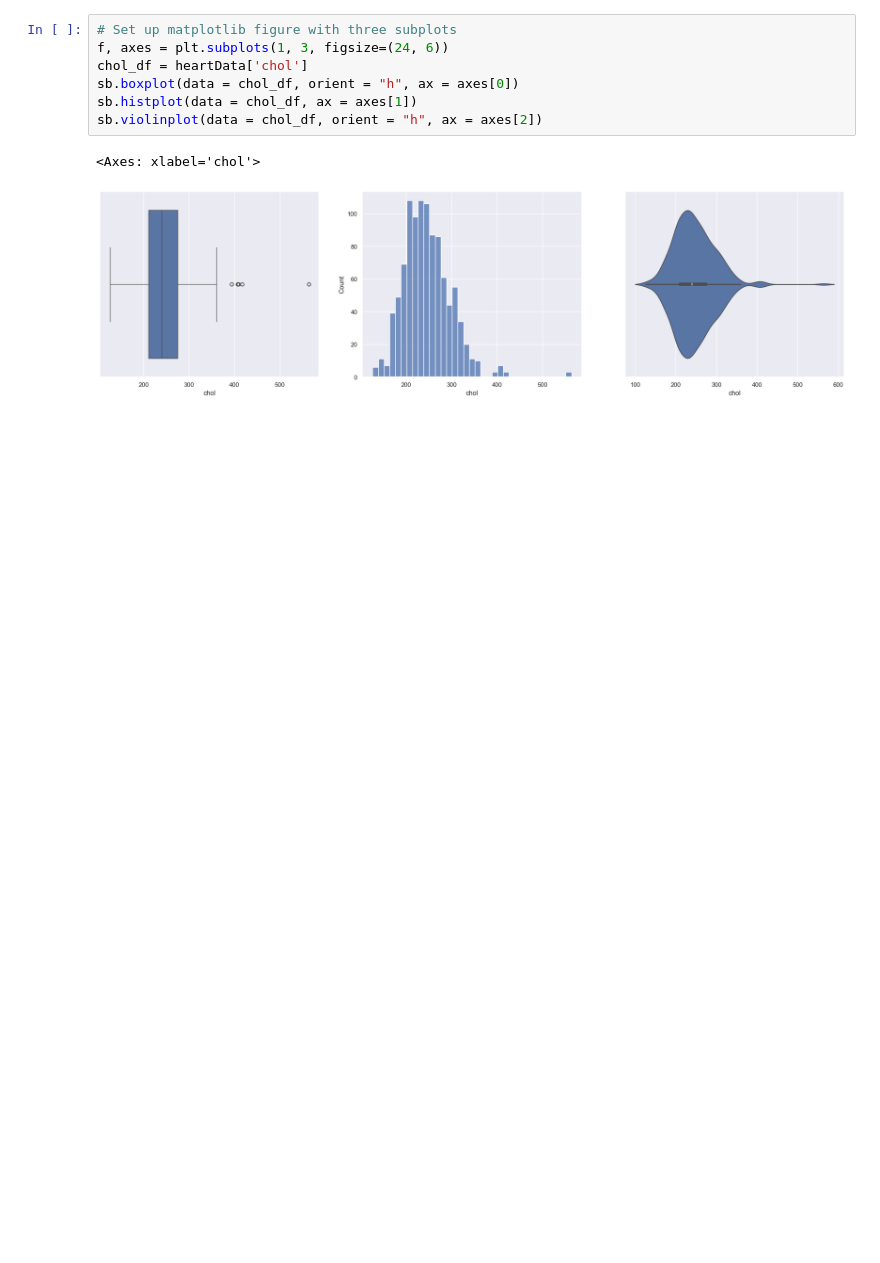
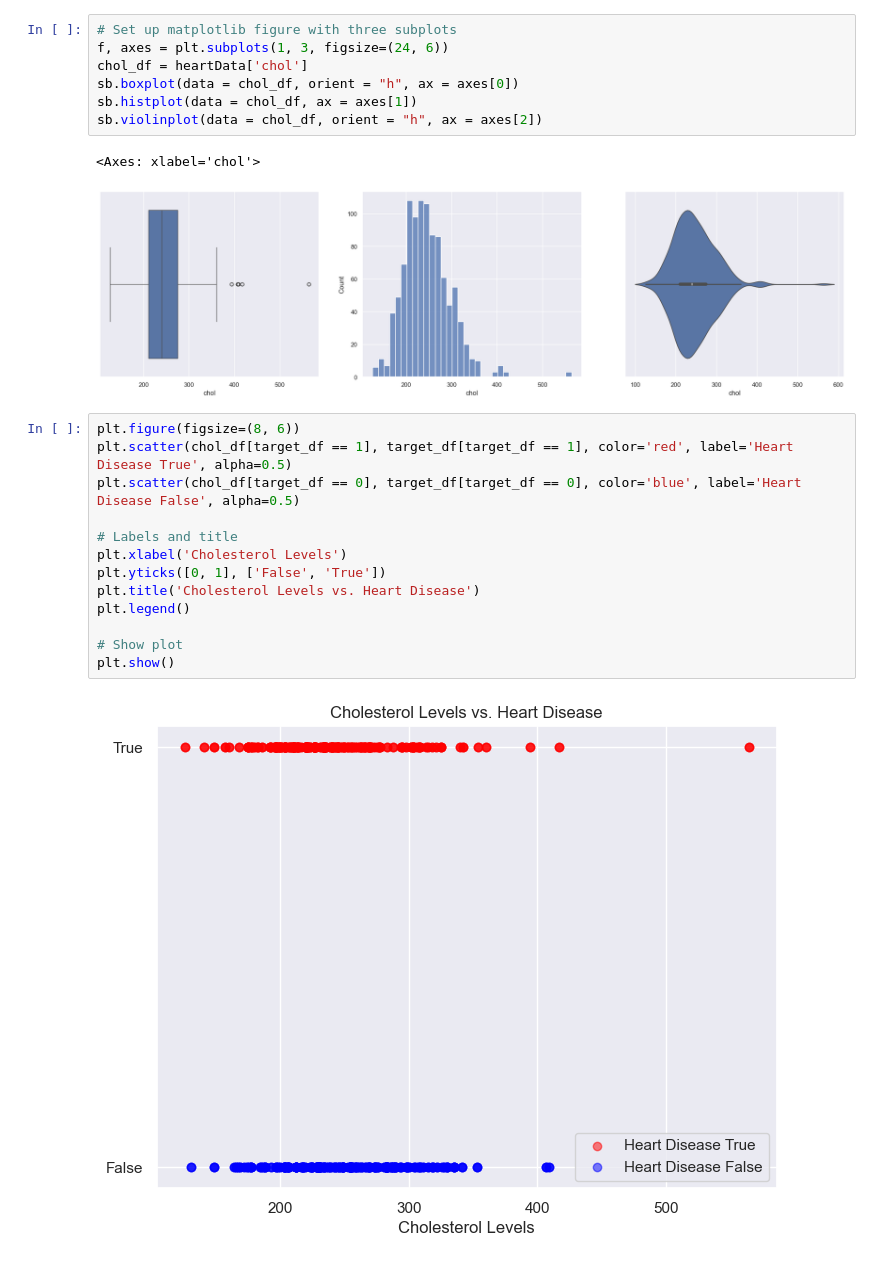
Before and after one commit to Weexuan/Data-Science-Project, a Jupyter notebook: Mini Project.ipynb, the cells around one changed output. Drawn from its saved outputs; the diff is of its cells as text; blank space fills up the shorter version.

```diff
--- a/Mini Project.ipynb
+++ b/Mini Project.ipynb
@@ -56,3 +66,18 @@ sb.violinplot(data = chol_df, orient = "h", ax = axes[2])
 # %% [output]
 <Axes: xlabel='chol'>
 [figure]
+# %%
+plt.figure(figsize=(8, 6))
+plt.scatter(chol_df[target_df == 1], target_df[target_df == 1], color='red', label='Heart Disease True', alpha=0.5)
+plt.scatter(chol_df[target_df == 0], target_df[target_df == 0], color='blue', label='Heart Disease False', alpha=0.5)
+
+# Labels and title
+plt.xlabel('Cholesterol Levels')
+plt.yticks([0, 1], ['False', 'True'])
+plt.title('Cholesterol Levels vs. Heart Disease')
+plt.legend()
+
+# Show plot
+plt.show()
+# %% [output]
+[figure, added]
```
Also changed, not shown: parts of 3 cells of this notebook, 1 other file.
